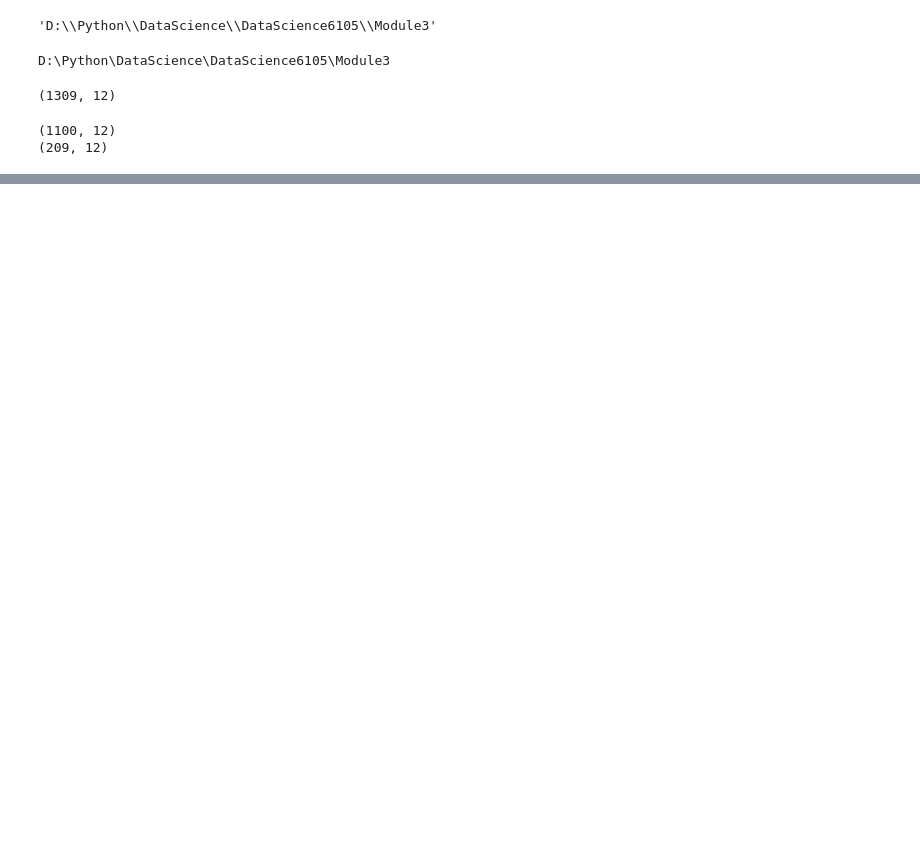
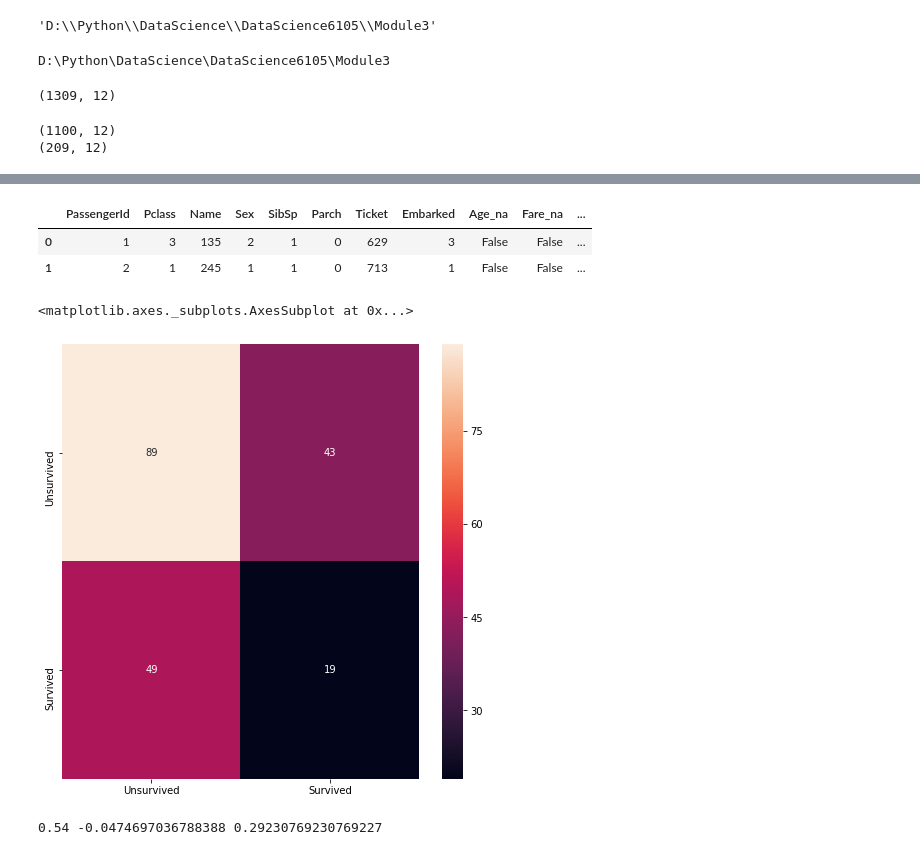
Before and after one commit to luckkyzhou/DataScience6105, a Jupyter notebook: Module3/Module_III_try.ipynb, the cells around one changed output, grey strips where cells are left out. Drawn from its saved outputs; the diff is of its cells as text; code cells hidden in the pictures; blank space fills up the shorter version.

```diff
--- a/Module3/Module_III_try.ipynb
+++ b/Module3/Module_III_try.ipynb
@@ -38,0 +173,4 @@ print(mydf_test.shape)
+# %%
+X_con = X[['Age', 'Fare']]
+X_cat = X.drop(X_con, axis = 1)
+print(X_cat.shape, X_con.shape)
@@ -38,0 +179,6 @@ print(mydf_test.shape)
+# %%
+scaler = preprocessing.StandardScaler().fit(X_con)
+X_con_sc = pd.DataFrame(scaler.transform(X_con))
+X_con_sc.columns = ['Age', 'Fare']
+print(X_con_sc.shape)
+X_con_sc.head(2)
@@ -38,0 +190,27 @@ print(mydf_test.shape)
+# %%
+df_list = [X_cat, X_con_sc]
+X_full = pd.concat(df_list, axis = 1)
+X_full.head(2)
+# %% [output]
+|  | PassengerId | Pclass | Name | Sex | SibSp | Parch | Ticket | Embarked | Age_na | Fare_na | ... |
+| 0 | 1 | 3 | 135 | 2 | 1 | 0 | 629 | 3 | False | False | ... |
+| 1 | 2 | 1 | 245 | 1 | 1 | 0 | 713 | 1 | False | False | ... |
+# %%
+X_train, X_valid = mydf_splitter(X_full, 900)
+Y_train, Y_valid = mydf_splitter(Y, 900)
+# %%
+my_knn_model = KNeighborsClassifier(n_neighbors=5, weights='uniform')
+my_knn_model.fit(X_train, Y_train)
+Y_pred = my_knn_model.predict(X_valid)
+
+my_knn_cmatrix = confusion_matrix(Y_valid, Y_pred)
+my_knn_df = pd.DataFrame(my_knn_cmatrix)
+plt.figure(figsize=(8,8))
+sns.heatmap(my_knn_df, xticklabels=['Unsurvived', 'Survived'], yticklabels=['Unsurvived', 'Survived'], annot=True)
+# %% [output]
+<matplotlib.axes._subplots.AxesSubplot at 0x...>
+[figure, added]
+# %%
+print(accuracy_score(Y_valid, Y_pred), matthews_corrcoef(Y_valid, Y_pred), f1_score(Y_valid, Y_pred))
+# %% [output]
+0.54 -0.0474697036788388 0.29230769230769227
```
Also changed, not shown: parts of 16 cells of this notebook, 1 other file.
